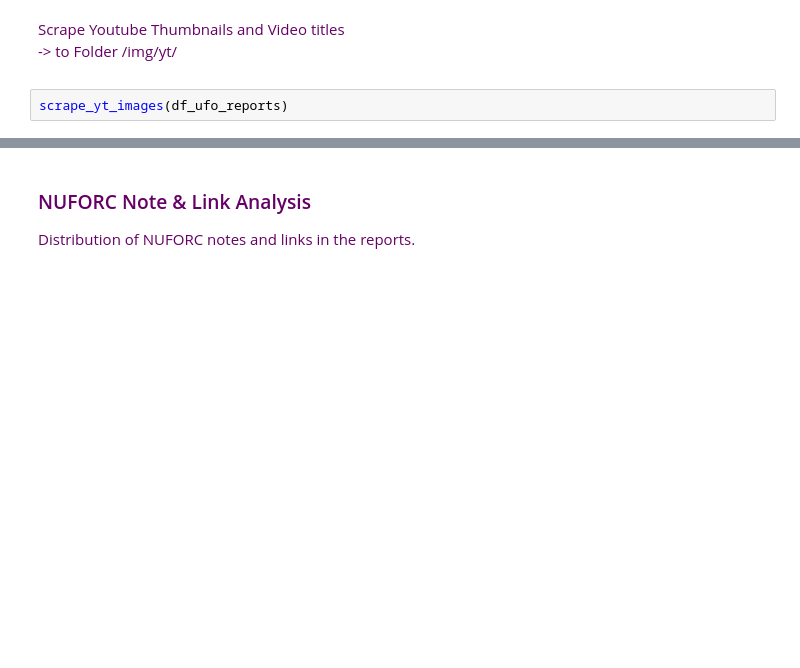
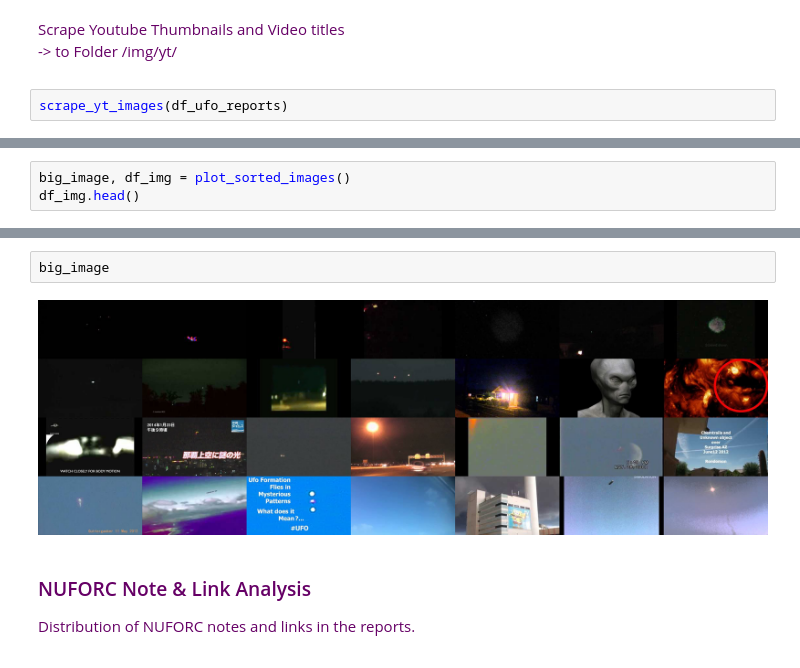
Before and after one commit to kiru/ada_project, a Jupyter notebook: UFO.ipynb, the cells around one changed output, grey strips where cells are left out. Drawn from its saved outputs; the diff is of its cells as text; blank space fills up the shorter version.

```diff
--- a/UFO.ipynb
+++ b/UFO.ipynb
@@ -250,0 +259,3 @@ scrape_yt_images(df_ufo_reports)
+# %%
+big_image, df_img = plot_sorted_images()
+df_img.head()
@@ -251,3 +269,7 @@ scrape_yt_images(df_ufo_reports)
+# %%
+big_image
+# %% [output]
+[figure, added]
 # %% [markdown]
 <font color='#660066'>
 
```
Also changed, not shown: parts of 11 cells of this notebook, 1 other file.
